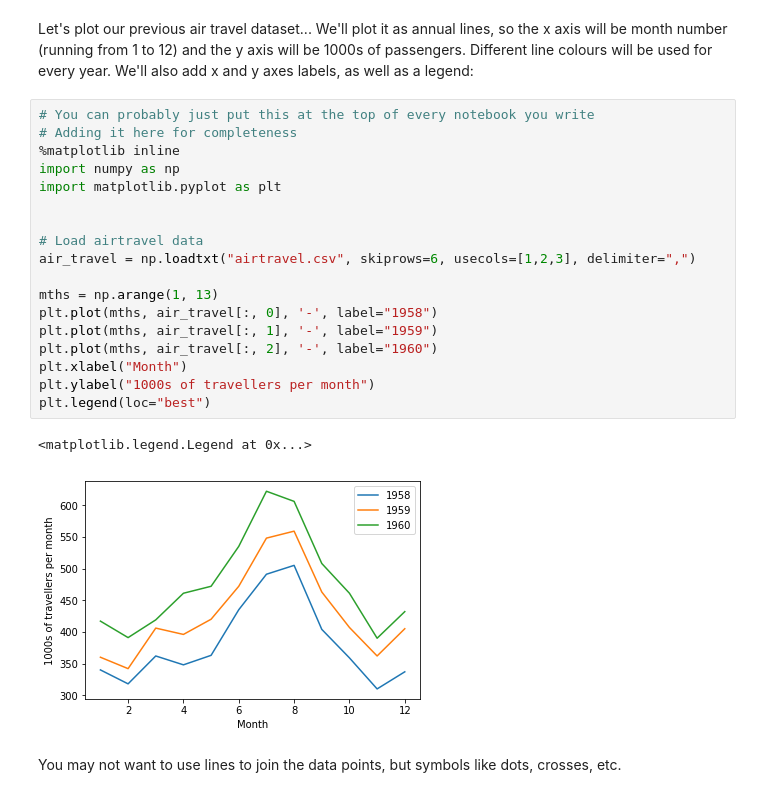
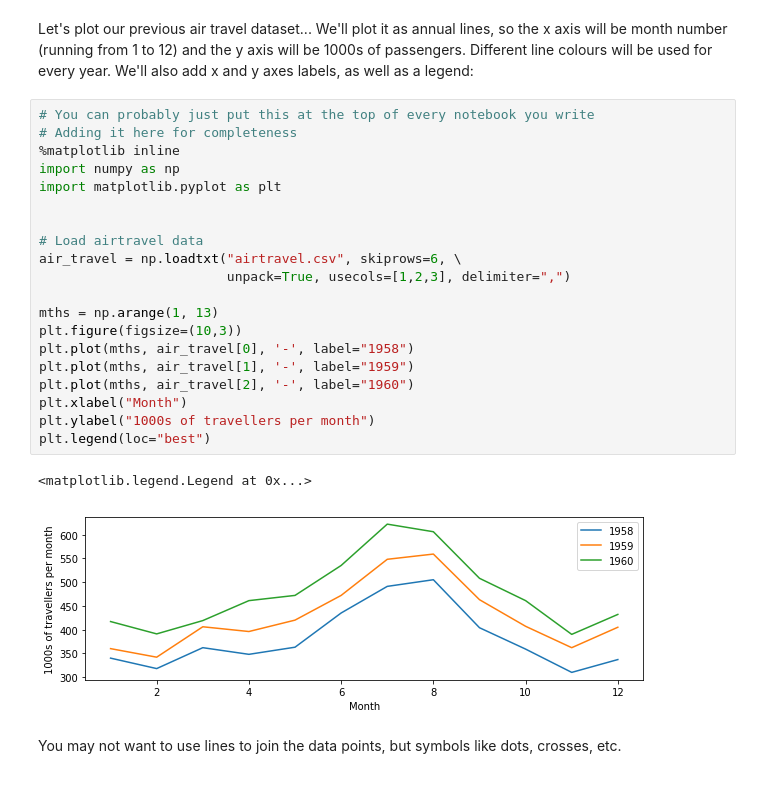
Before and after one commit to profLewis/geog0111_OLD, a Jupyter notebook: 02_numpy/Chapter2_Numpy_matplotlib_scipy.ipynb, the cells around one changed output. Drawn from its saved outputs; the diff is of its cells as text.

```diff
--- a/02_numpy/Chapter2_Numpy_matplotlib_scipy.ipynb
+++ b/02_numpy/Chapter2_Numpy_matplotlib_scipy.ipynb
@@ -835,24 +809,26 @@ Let's plot our previous air travel dataset... We'll plot it as annual lines, so
 # %%
 # You can probably just put this at the top of every notebook you write
 # Adding it here for completeness
 %matplotlib inline
 import numpy as np
 import matplotlib.pyplot as plt
 
 
 # Load airtravel data
-air_travel = np.loadtxt("airtravel.csv", skiprows=6, usecols=[1,2,3], delimiter=",")
+air_travel = np.loadtxt("airtravel.csv", skiprows=6, \
+                        unpack=True, usecols=[1,2,3], delimiter=",")
 
 mths = np.arange(1, 13)
-plt.plot(mths, air_travel[:, 0], '-', label="1958")
-plt.plot(mths, air_travel[:, 1], '-', label="1959")
-plt.plot(mths, air_travel[:, 2], '-', label="1960")
+plt.figure(figsize=(10,3))
+plt.plot(mths, air_travel[0], '-', label="1958")
+plt.plot(mths, air_travel[1], '-', label="1959")
+plt.plot(mths, air_travel[2], '-', label="1960")
 plt.xlabel("Month")
 plt.ylabel("1000s of travellers per month")
 plt.legend(loc="best")
 # %% [output]
 <matplotlib.legend.Legend at 0x...>
-[figure, old version]
+[figure, new version]
 # %% [markdown]
 You may not want to use lines to join the data points, but symbols like dots, crosses, etc.
 # %%
```
Also changed, not shown: parts of 50 cells of this notebook, 4 other files.
